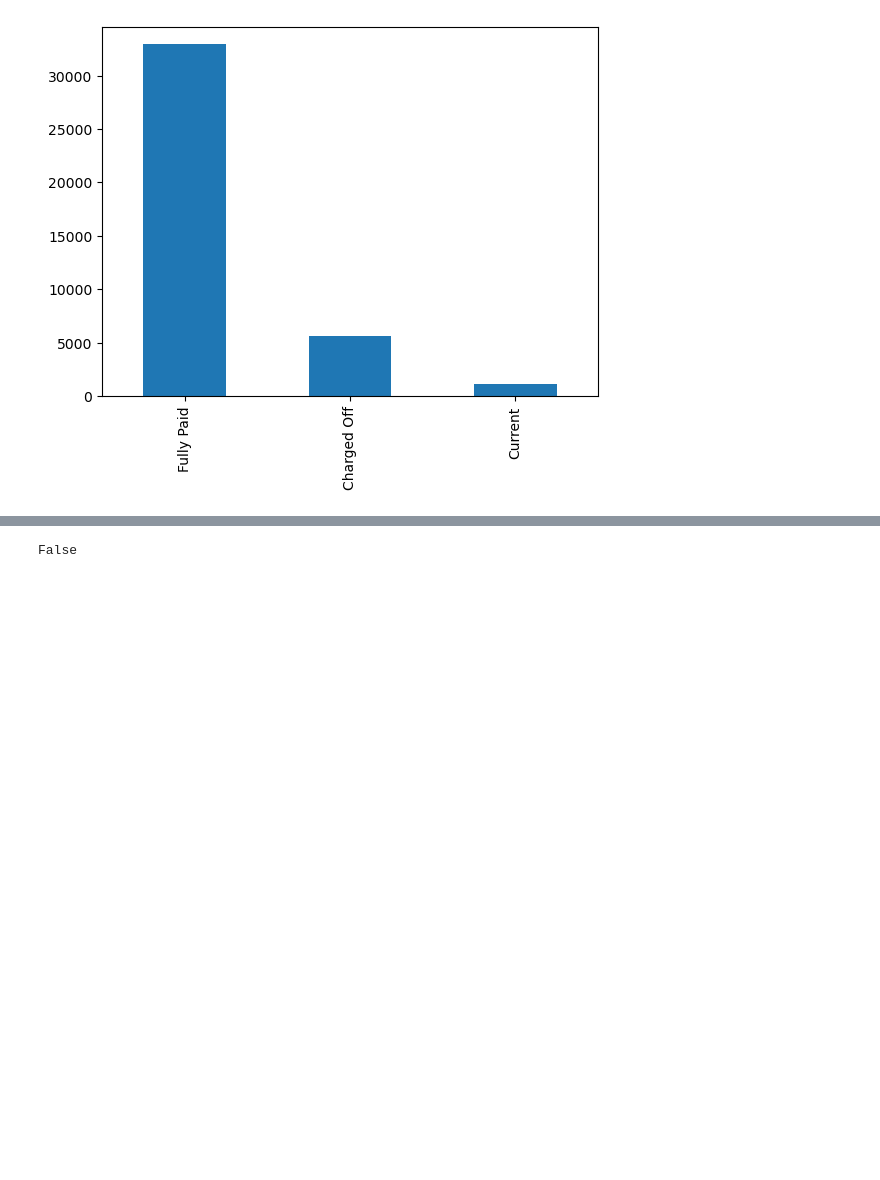
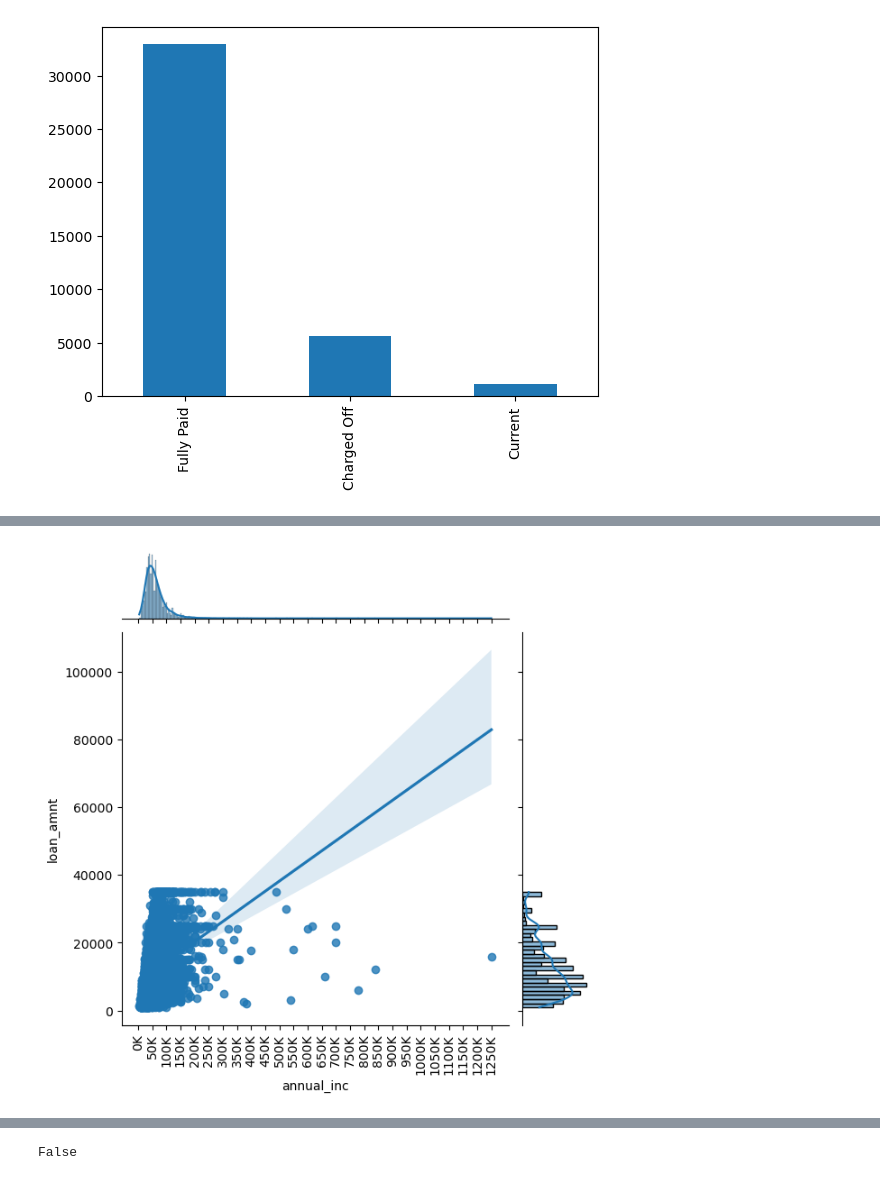
Before and after one commit to sumanji/lending-case-study, a Jupyter notebook: Group_Facilitator_Name.ipynb, the cells around one changed output, grey strips where cells are left out. Cells and saved outputs as stored; diff of their text form; code cells hidden in the pictures; blank space fills up the shorter version.

```diff
--- a/Group_Facilitator_Name.ipynb
+++ b/Group_Facilitator_Name.ipynb
@@ -101,0 +75,4 @@ Name: dti, dtype: float64
+# %%
+defaulterdata.int_rate = defaulterdata.int_rate.apply(lambda x:x[:-1])
+
+defaulterdata.int_rate = defaulterdata.int_rate.astype(float)
@@ -101,0 +90,9 @@ Name: dti, dtype: float64
+# %%
+
+sns.jointplot(defaulterdata,x="annual_inc",y="loan_amnt",kind="reg")
+ticks = np.arange(0,1300000,50000)
+label = ["{}K".format(i // 1000) for i in ticks]
+plt.xticks(ticks,label,rotation = 90)
+plt.show()
+# %% [output]
+[figure, added]
```
Also changed, not shown: parts of 25 cells of this notebook.
